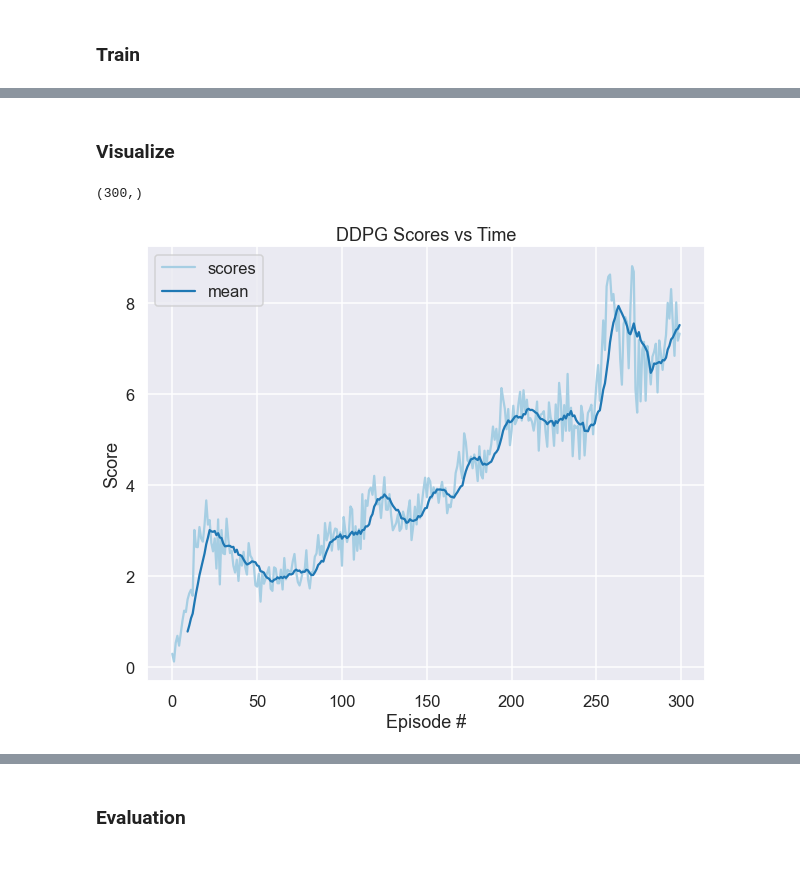
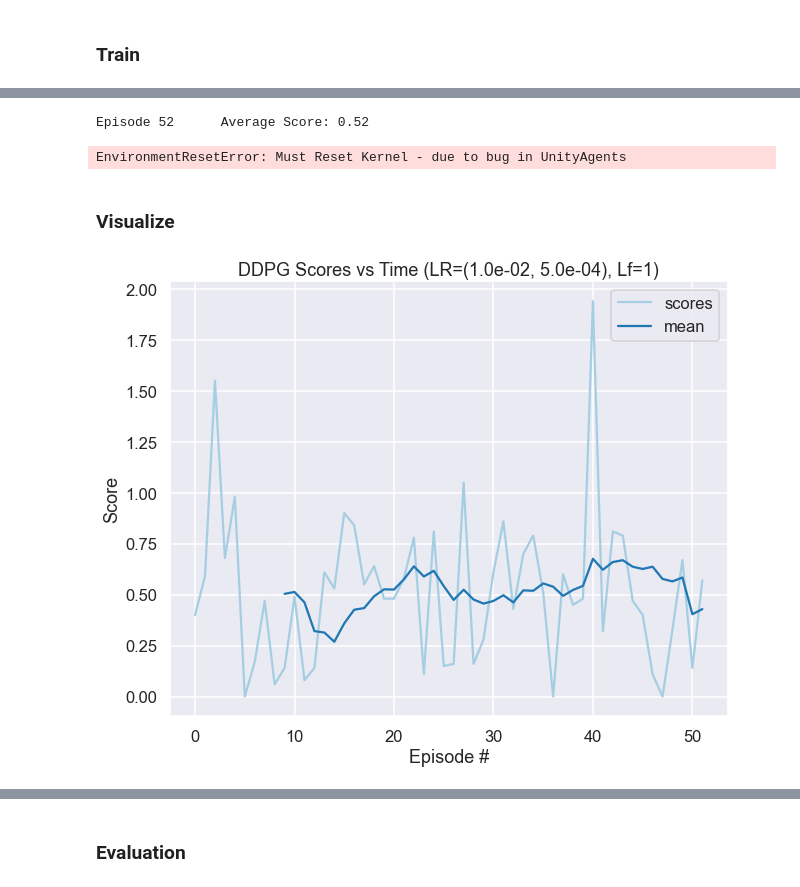
Before and after one commit to amcumber/udacity-rl-continuous-control, a Jupyter notebook: Continuous_Control.ipynb, the cells around one changed output, grey strips where cells are left out. Cells and saved outputs as stored; diff of their text form; code cells hidden in the pictures.

Commit message:
Learning unstable again - moving LR back

```diff
--- a/Continuous_Control.ipynb
+++ b/Continuous_Control.ipynb
@@ -265,6 +261,8 @@ env.close()
+# %%
+with envh as env:
+    scores = trainer.train()
+# %% [output]
+Episode 52      Average Score: 0.52
+EnvironmentResetError: Must Reset Kernel - due to bug in UnityAgents
 # %% [markdown]
 ### Visualize
-# %%
-np.mean(np.array(trainer.scores_).squeeze(), 1).shape
-# %% [output]
-(300,)
@@ -271,20 +271,23 @@ np.mean(np.array(trainer.scores_).squeeze(), 1).shape
 # %%
 sns.set_style('darkgrid')
 sns.set_context('talk')
 sns.set_palette('Paired')
 cmap = sns.color_palette('Paired')
 i_map = 0
-
-scores = np.mean(np.array(trainer.scores_).squeeze(), 1)
+if trainer.n_workers > 1:
+    scores = np.mean(np.array(trainer.scores_).squeeze(), 1)
+else:
+    scores = np.array(trainer.scores_).squeeze()
+alr, clr, lf = trainer.agent.lr_actor, trainer.agent.lr_critic, trainer.agent.learn_f
 score_df = pd.DataFrame({'scores': scores})
 score_df = score_df.assign(mean=lambda df: df.rolling(10).mean()['scores'])
 
 fig ,ax = plt.subplots(1,1, figsize=(10,8))
 
 ax = score_df.plot(ax=ax, color=cmap[2*(i_map%3):])
-ax.set_title('DDPG Scores vs Time')
+ax.set_title(f'DDPG Scores vs Time (LR=({alr:.1e}, {clr:.1e}), Lf={lf})')
 ax.set_xlabel('Episode #')
 ax.set_ylabel('Score')
 plt.show()
 # %% [output]
-[figure, old version]
+[figure, new version]
```
Also changed, not shown: parts of 5 cells of this notebook, 1 other file.
